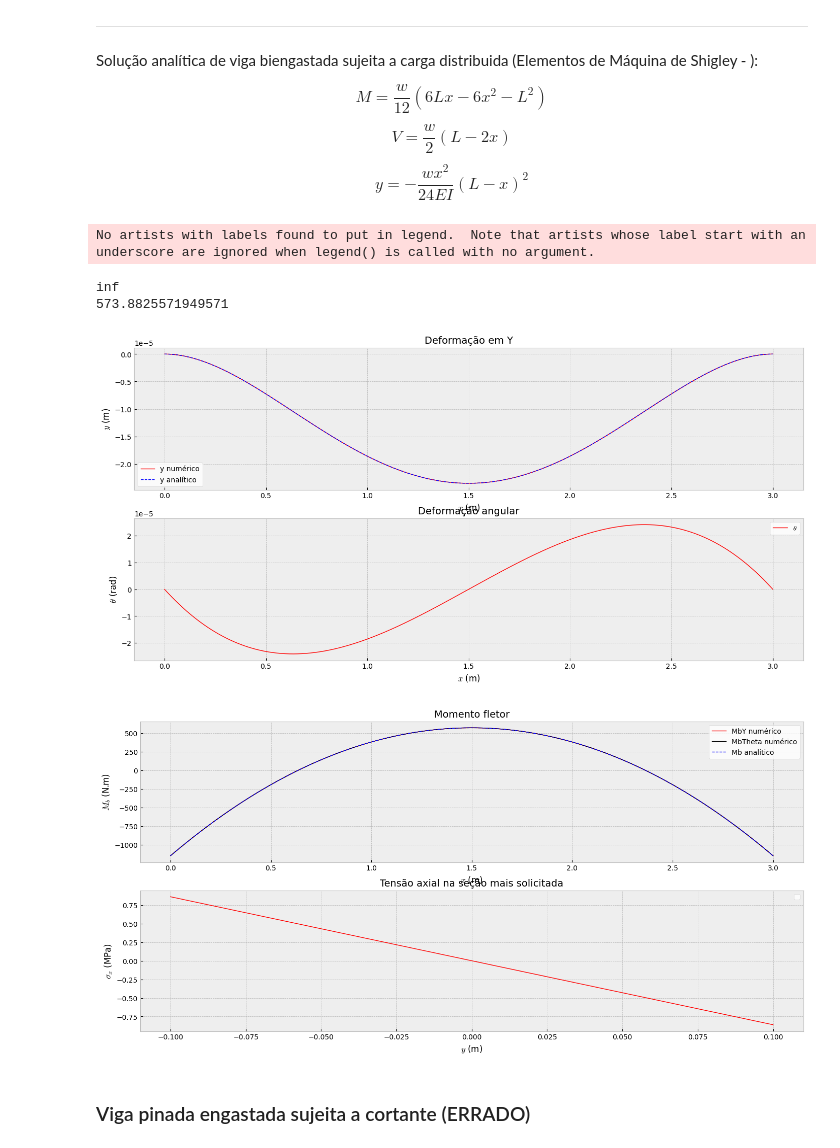
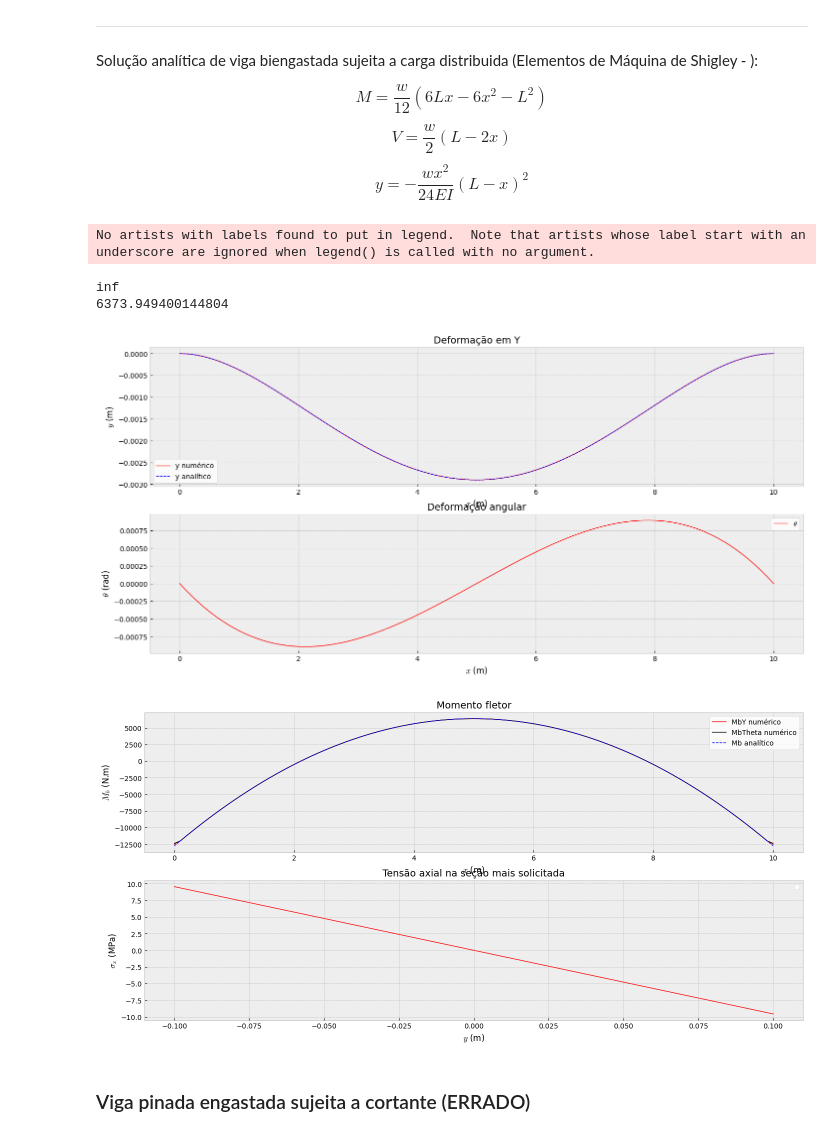
Before and after one commit to jpedro-rod/ElementosFinitos, a Jupyter notebook: MEF_Estrutural.ipynb, the cells around one changed output. Drawn from its saved outputs; the diff is of its cells as text; code cells hidden in the pictures.

```diff
--- a/MEF_Estrutural.ipynb
+++ b/MEF_Estrutural.ipynb
@@ -222,8 +214,8 @@ $$ y = - \frac{w x^2}{24 E I} (L - x)^2 $$
 # parametros da simulacao
 
 ## malha
-L = 3.0   # m
-ne = 1000   #n elementos
+L = 10.0   # m
+ne = 100   #n elementos
 nx = ne+1   #n nos
 nGL = 2*nx
 
@@ -457,36 +449,36 @@ ax1.set_xlabel('$x$ (m)',fontdict={'fontsize':12})
 ax1.set_ylabel('$y$ (m)',fontdict={'fontsize':12})
 ax1.legend(loc='best',facecolor ='w')
 
 ax2.plot(X,Theta, color='red', linewidth=1.0, label=r'$\theta$')
 ax2.set_title('Deformação angular',fontdict={'fontsize':14})
 ax2.set_xlabel('$x$ (m)',fontdict={'fontsize':12})
 ax2.set_ylabel('$\\theta$ (rad)',fontdict={'fontsize':12})
 ax2.legend(loc='best',facecolor ='w')
 
 
 fig1, ((ax3), (ax4)) = plt.subplots(2, sharey=False, sharex=False, figsize = (17,8))
 
 ax3.plot(X,MbY, color='red', linewidth=1.0, label=r'MbY numérico')
 ax3.plot(X,MbTheta, 'k', linewidth=1.0, label=r'MbTheta numérico')
 ax3.plot(X,Mb_a(X,q(X),L), 'b--', linewidth=1.0, label=r'Mb analítico')
 ax3.set_title('Momento fletor',fontdict={'fontsize':14})
 ax3.set_xlabel('$x$ (m)',fontdict={'fontsize':12})
 ax3.set_ylabel('$M_b$ (N.m)',fontdict={'fontsize':12})
 ax3.legend(loc='best',facecolor ='w')
 
 ax4.plot(Y_CrossSection,sigmab, color='red', linewidth=1.0)
 ax4.set_title('Tensão axial na seção mais solicitada',fontdict={'fontsize':14})
 ax4.set_xlabel('$y$ (m)',fontdict={'fontsize':12})
 ax4.set_ylabel('$\\sigma_x$ (MPa)',fontdict={'fontsize':12})
 ax4.legend(loc='best',facecolor ='w')
 
 plt.show()
 # %% [output]
 No artists with labels found to put in legend.  Note that artists whose label start with an underscore are ignored when legend() is called with no argument.
 inf
-573.8825571949571
+6373.949400144804
-[figure, old version]
+[figure, new version]
-[figure, old version]
+[figure, new version]
 # %% [markdown]
 ### Viga pinada engastada sujeita a cortante (ERRADO)
 # %% [markdown]
```
Also changed, not shown: parts of 6 cells of this notebook, 1 other file.
